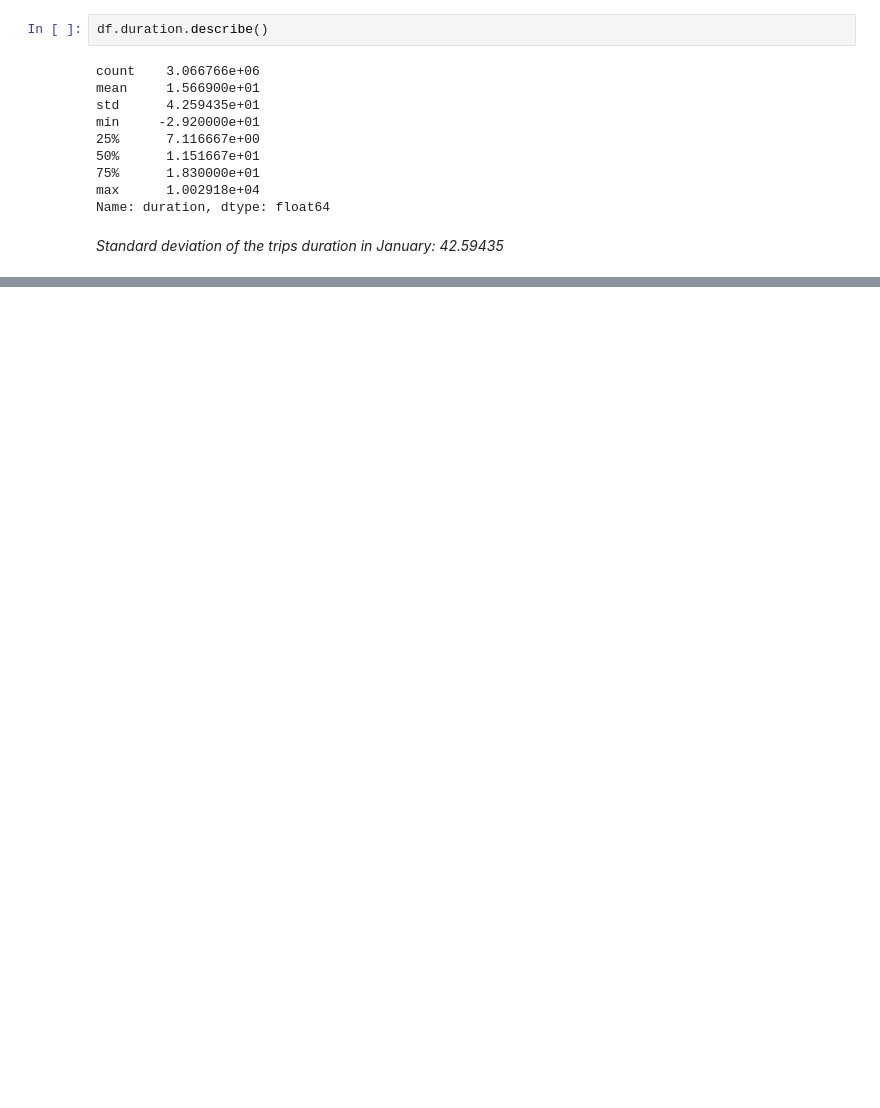
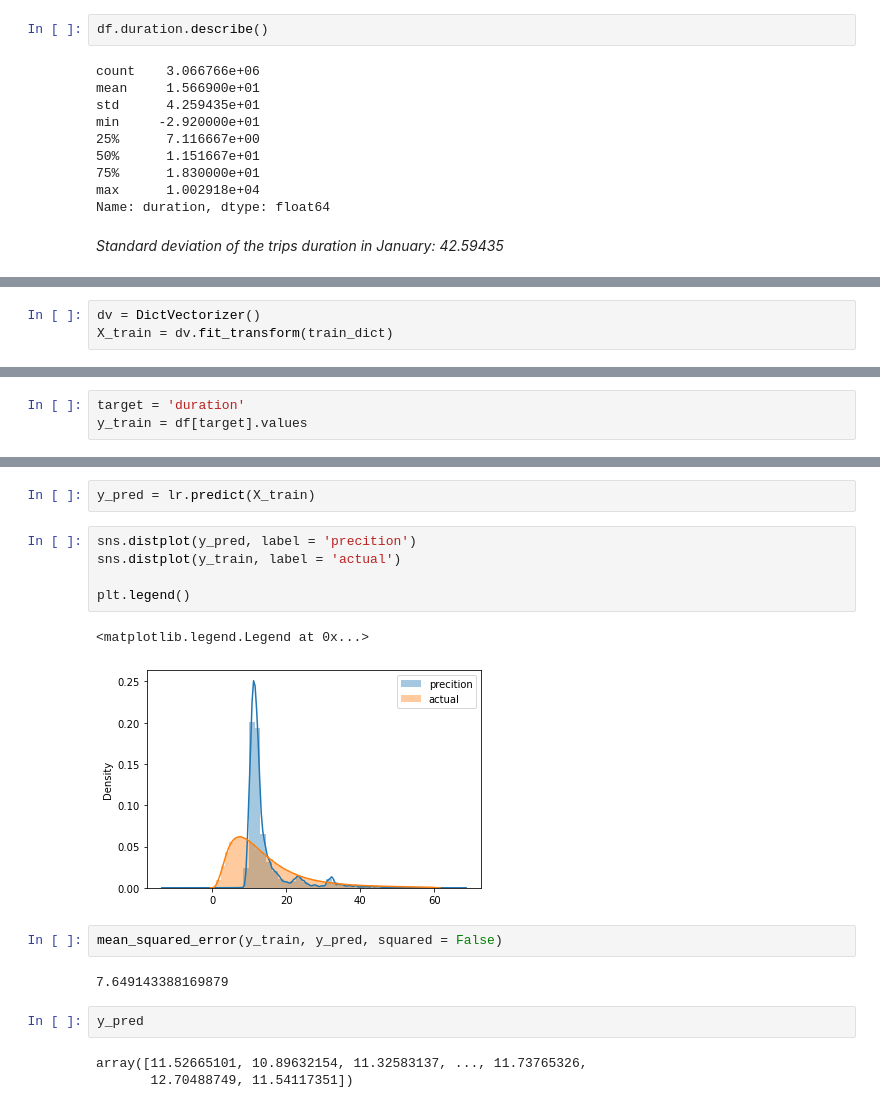
Before and after one commit to introspective321/MLOps_Zoomcamp, a Jupyter notebook: 01-intro/homework.ipynb, the cells around one changed output, grey strips where cells are left out. Drawn from its saved outputs; the diff is of its cells as text; blank space fills up the shorter version.

```diff
--- a/01-intro/homework.ipynb
+++ b/01-intro/homework.ipynb
@@ -60,0 +95,3 @@ numerical = ['', '']
+# %%
+dv = DictVectorizer()
+X_train = dv.fit_transform(train_dict)
@@ -60,0 +103,3 @@ numerical = ['', '']
+# %%
+target = 'duration'
+y_train = df[target].values
@@ -60,0 +116,19 @@ numerical = ['', '']
+# %%
+y_pred = lr.predict(X_train)
+# %%
+sns.distplot(y_pred, label = 'precition')
+sns.distplot(y_train, label = 'actual')
+
+plt.legend()
+# %% [output]
+<matplotlib.legend.Legend at 0x...>
+[figure, added]
+# %%
+mean_squared_error(y_train, y_pred, squared = False)
+# %% [output]
+7.649143388169879
+# %%
+y_pred
+# %% [output]
+array([11.52665101, 10.89632154, 11.32583137, ..., 11.73765326,
+       12.70488749, 11.54117351])
```
Also changed, not shown: parts of 19 cells of this notebook.
